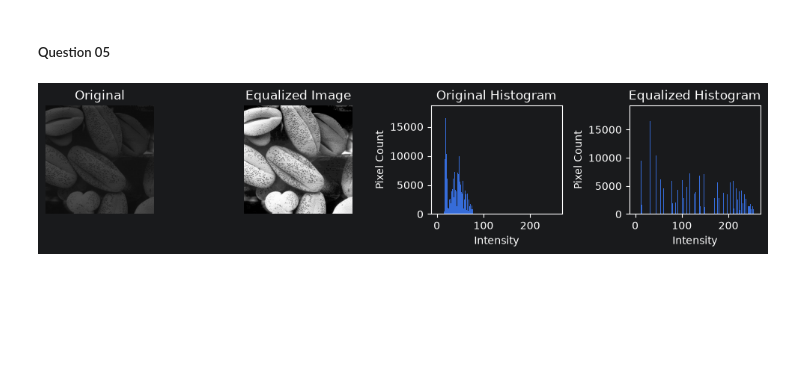
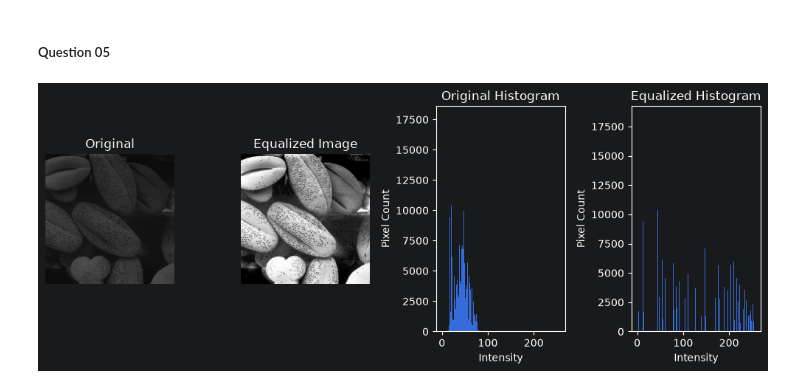
Before and after one commit to KaveeDiv23/Computer-Vision-Assignment-01, a Jupyter notebook: assignment01.ipynb, the cells around one changed output. Saved outputs shown, nothing was run; the diff lists cells and outputs as text; code cells hidden in the pictures; blank space fills up the shorter version.

```diff
--- a/assignment01.ipynb
+++ b/assignment01.ipynb
@@ -335,29 +334,29 @@ equalized_im = histogram_equalization(im5)
 # %%
 plt.figure(figsize=(10, 4))
 
-plt.subplot(2, 4, 1)
+plt.subplot(1, 4, 1)
 plt.imshow(im5, cmap="gray", vmin=0, vmax=255)
 plt.title("Original")
 plt.axis("off")
 
-plt.subplot(2, 4, 2)
+plt.subplot(1, 4, 2)
 plt.imshow(equalized_im, cmap="gray", vmin=0, vmax=255)
 plt.title("Equalized Image")
 plt.axis("off")
 
-plt.subplot(2, 4, 3)
+plt.subplot(1, 4, 3)
 plt.hist(im5.ravel(),bins=256,range=(0, 256))
 plt.title("Original Histogram")
 plt.xlabel("Intensity")
 plt.ylabel("Pixel Count")
 
-plt.subplot(2, 4, 4)
+plt.subplot(1, 4, 4)
 plt.hist(equalized_im.ravel(),bins=256,range=(0, 256))
 plt.title("Equalized Histogram")
 plt.xlabel("Intensity")
 plt.ylabel("Pixel Count")
 
 plt.tight_layout()
 plt.show()
 # %% [output]
-[figure, old version]
+[figure, new version]
```
Also changed, not shown: parts of 6 cells of this notebook.
